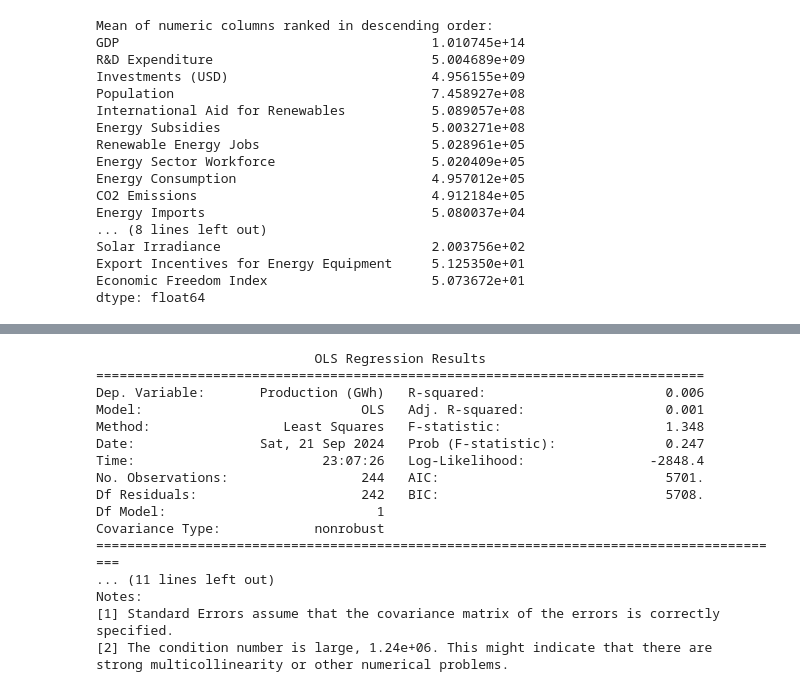
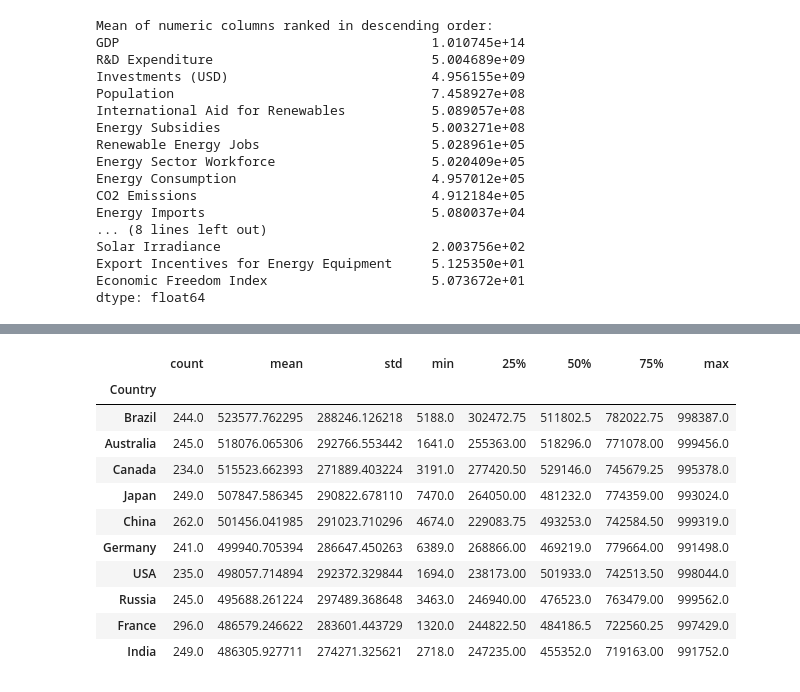
Before and after one commit to arnelimperial/greenergy, a Jupyter notebook: eda1.ipynb, the cells around one changed output, grey strips where cells are left out. Drawn from its saved outputs; the diff is of its cells as text; code cells hidden in the pictures.

```diff
--- a/eda1.ipynb
+++ b/eda1.ipynb
@@ -242,26 +160,21 @@ df1 = df[df['Country'] == 'Brazil']
-# %%
-# Regression analysis to quantify the impact of renewable energy consumption on GDP and substantiate the findings.
-X = df1['Renewable Energy Jobs']
-Y = df1['Production (GWh)']
-
-X = sm.add_constant(X)  # Adding a constant to the model
-model1 = sm.OLS(Y, X).fit()  # Fitting the regression model
-print(model1.summary())  # Displaying the model summary
-# %% [output]
-                            OLS Regression Results
-==============================================================================
-Dep. Variable:       Production (GWh)   R-squared:                       0.006
-Model:                            OLS   Adj. R-squared:                  0.001
-Method:                 Least Squares   F-statistic:                     1.348
-Date:                Sat, 21 Sep 2024   Prob (F-statistic):              0.247
-Time:                        23:07:26   Log-Likelihood:                -2848.4
-No. Observations:                 244   AIC:                             5701.
-Df Residuals:                     242   BIC:                             5708.
-Df Model:                           1
-Covariance Type:            nonrobust
-=========================================================================================
-... (11 lines left out)
-Notes:
-[1] Standard Errors assume that the covariance matrix of the errors is correctly specified.
-[2] The condition number is large, 1.24e+06. This might indicate that there are
-strong multicollinearity or other numerical problems.
+# %%
+# Group by 'Country' and describe the 'Renewable Energy Jobs'
+descriptionByCountry = df.groupby('Country')['Renewable Energy Jobs'].describe(percentiles=[.25, .5, .75])
+
+# Sort by mean in descending order
+sortedByCountry = descriptionByCountry.sort_values(by='mean', ascending=False)
+
+sortedByCountry
+# %% [output]
+|  | count | mean | std | min | 25% | 50% | 75% | max |
+| Country |  |  |  |  |  |  |  |  |
+| Brazil | 244.0 | 523577.762295 | 288246.126218 | 5188.0 | 302472.75 | 511802.5 | 782022.75 | 998387.0 |
+| Australia | 245.0 | 518076.065306 | 292766.553442 | 1641.0 | 255363.00 | 518296.0 | 771078.00 | 999456.0 |
+| Canada | 234.0 | 515523.662393 | 271889.403224 | 3191.0 | 277420.50 | 529146.0 | 745679.25 | 995378.0 |
+| Japan | 249.0 | 507847.586345 | 290822.678110 | 7470.0 | 264050.00 | 481232.0 | 774359.00 | 993024.0 |
+| China | 262.0 | 501456.041985 | 291023.710296 | 4674.0 | 229083.75 | 493253.0 | 742584.50 | 999319.0 |
+| Germany | 241.0 | 499940.705394 | 286647.450263 | 6389.0 | 268866.00 | 469219.0 | 779664.00 | 991498.0 |
+| USA | 235.0 | 498057.714894 | 292372.329844 | 1694.0 | 238173.00 | 501933.0 | 742513.50 | 998044.0 |
+| Russia | 245.0 | 495688.261224 | 297489.368648 | 3463.0 | 246940.00 | 476523.0 | 763479.00 | 999562.0 |
+| France | 296.0 | 486579.246622 | 283601.443729 | 1320.0 | 244822.50 | 484186.5 | 722560.25 | 997429.0 |
+| India | 249.0 | 486305.927711 | 274271.325621 | 2718.0 | 247235.00 | 455352.0 | 719163.00 | 991752.0 |
```
Also changed, not shown: parts of 28 cells of this notebook, 2 other files.
